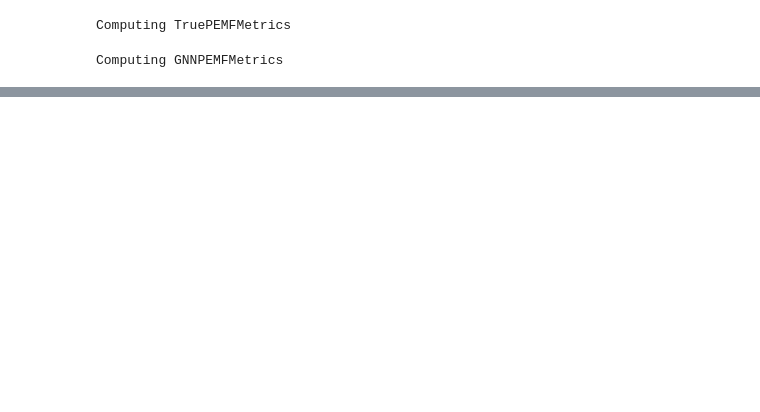
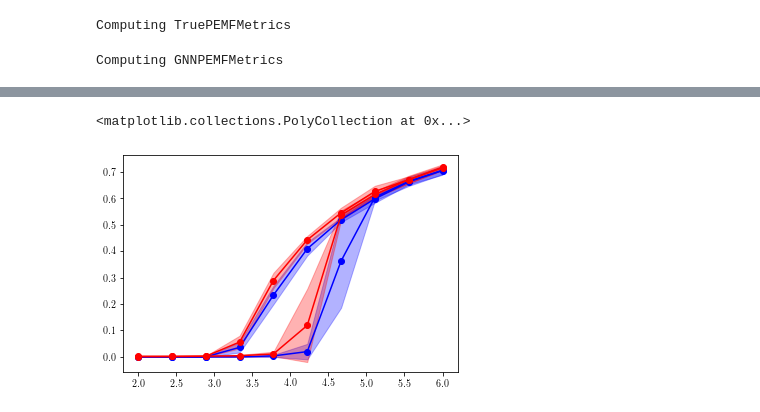
Before and after one commit to charlesmurphy1/dynalearn, a Jupyter notebook: notebooks/experimenting.ipynb, the cells around one changed output, grey strips where cells are left out. Saved outputs shown, nothing was run; the diff lists cells and outputs as text; code cells hidden in the pictures; blank space fills up the shorter version.

```diff
--- a/notebooks/experimenting.ipynb
+++ b/notebooks/experimenting.ipynb
@@ -148,0 +136,21 @@ plt.axvspan(t[0], t[1], color="r", alpha=0.3)
+# %%
+x = experiment.metrics["TruePESSMetrics"].data["parameters"]
+y = experiment.metrics["TruePESSMetrics"].data["avg"]
+err = experiment.metrics["TruePESSMetrics"].data["std"]
+plt.plot(x, 1 - y[0,:,0], 'b', marker='o')
+plt.plot(x, 1 - y[1,:,0], 'b', marker='o')
+plt.fill_between(x, 1 - y[0,:,0] - err[0,:,0], 1 - y[0,:,0] + err[0,:,0], color='b', alpha=0.3)
+plt.fill_between(x, 1 - y[1,:,0] - err[1,:,0], 1 - y[1,:,0] + err[1,:,0], color='b', alpha=0.3)
+
+x = experiment.metrics["GNNPESSMetrics"].data["parameters"]
+y = experiment.metrics["GNNPESSMetrics"].data["avg"]
+err = experiment.metrics["GNNPESSMetrics"].data["std"]
+plt.plot(x, 1 - y[0,:,0], 'r', marker='o')
+plt.plot(x, 1 - y[1,:,0], 'r', marker='o')
+plt.fill_between(x, 1 - y[0,:,0] - err[0,:,0], 1 - y[0,:,0] + err[0,:,0], color='r', alpha=0.3)
+plt.fill_between(x, 1 - y[1,:,0] - err[1,:,0], 1 - y[1,:,0] + err[1,:,0], color='r', alpha=0.3)
+
+# plt.xlim([2, 6])
+# %% [output]
+<matplotlib.collections.PolyCollection at 0x...>
+[figure, added]
```
Also changed, not shown: parts of 7 cells of this notebook, 3 other files.
